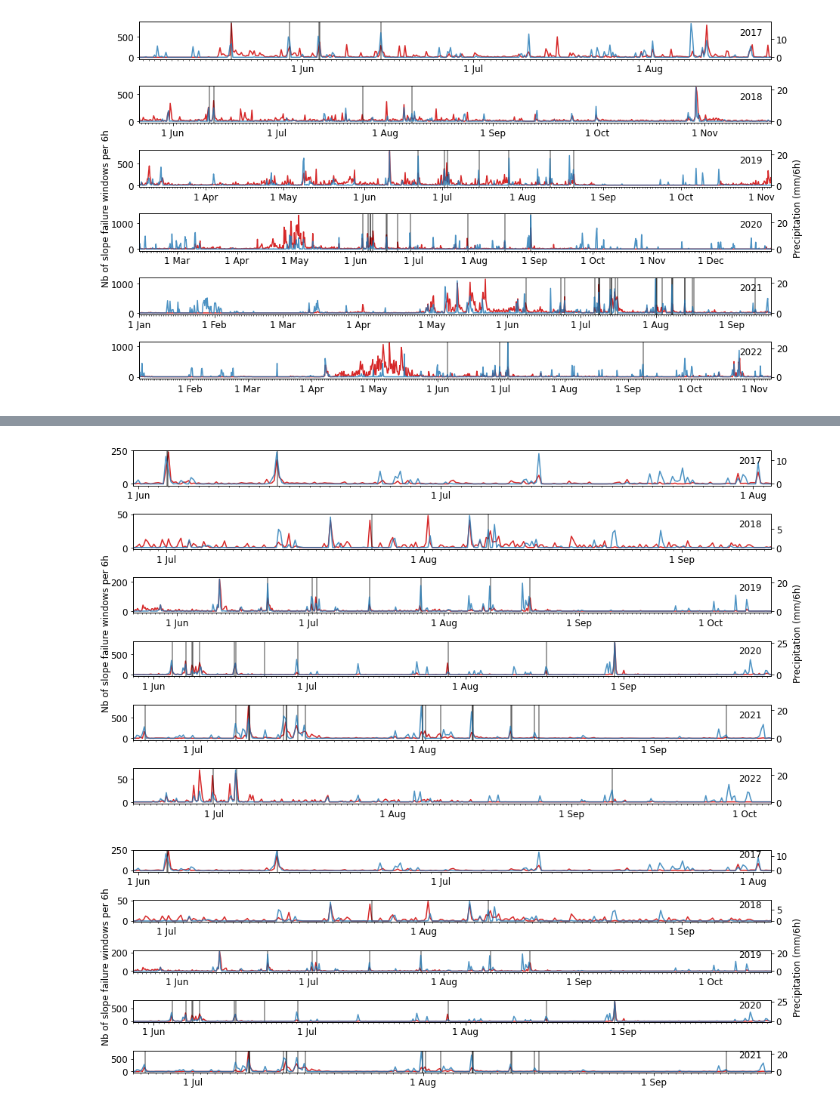
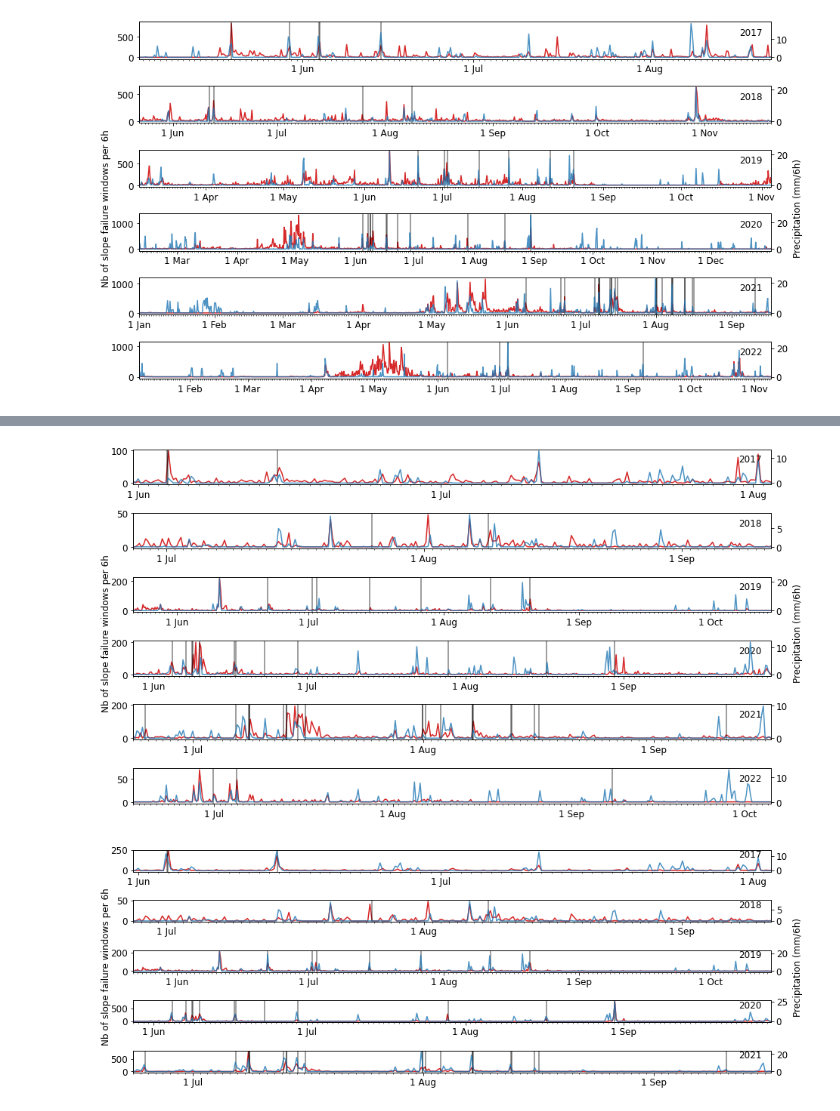
Before and after one commit to koepflma/Illgraben, a Jupyter notebook: code/plot_detections.ipynb, the cells around one changed output, grey strips where cells are left out. Cells and saved outputs as stored; diff of their text form; code cells hidden in the pictures.

```diff
--- a/code/plot_detections.ipynb
+++ b/code/plot_detections.ipynb
@@ -645,0 +667,19 @@ fig.tight_layout()
+# %%
+# def mask_debrisflow(class_res, ns_dat, ts, te):
+    # Mask debris flow events (3h before start and 1h after end)
+
+class_mask = class_res.copy()
+
+ns_mask = (ns_dat['datetime'] > class_res['datetimes'][0]) & (ns_dat['datetime'] <= class_res['datetimes'][len(class_res)-1])
+ns_dat_per = ns_dat[ns_mask].copy()
+ns_dat_mask = ns_dat_per.copy()
+
+for i in range(len(ts)):
+    tds = obspy.UTCDateTime(ts[i]).datetime
+    tde = obspy.UTCDateTime(te[i]).datetime
+    dec_mask = (class_res['datetimes'] > tds - timedelta(seconds=3*3600)) & (class_res['datetimes'] <= tde+ timedelta(seconds=1*3600))
+    class_mask.loc[class_mask[dec_mask].index, 'classes'] = 0
+    ns_mask = (ns_dat['datetime'] > tds - timedelta(seconds=3*3600)) & (ns_dat['datetime'] <= tde+ timedelta(seconds=1*3600))
+    ns_dat_mask.loc[ns_dat_per[ns_mask].index, '267'] = 0
+
+#     return(class_mask, ns_dat_per, ns_dat_mask)
@@ -650,7 +773,10 @@ fig.tight_layout()
 years = [2017, 2018, 2019, 2020, 2021, 2022]
 axs = [ax1,ax2, ax3, ax4, ax5, ax6]
 file_ending = 'test_v4_bigsf_clf2'
-plot_ending = 'v4_bigsf_clf2'
+plot_ending = 'v4_bigsf_clf2_new'
+
+masked = 'yes'
+
 path_to_raw_data = '/data/wsd03/data_manuela/Illgraben/miniseed/'
 
 time_list = []
@@ -665,9 +791,15 @@ for i, (ax, year) in enumerate(zip(axs, years)):
     df_polar, df_polar_mask, ns_polar, ns_polar_mask = mask_polar(class_res, class_mask, ns_dat, ns_dat_per, ns_dat_mask)
     group_all_DF, group_all, group_all5_DF, group_all5 = some_processing(class_res, class_mask, ns_dat_per, ns_dat_mask)
 
-    ax.plot(group_all5_DF['classes'], marker=None, linestyle='-', alpha=1, color='C3', label='Slope failures')
-    ax0 = ax.twinx()
-    ax0.plot(group_all5_DF['267'], marker=None, linestyle='-', color='C0', alpha=0.8, label='Precipitation')
+    if masked == 'no':
+        ax.plot(group_all5_DF['classes'], marker=None, linestyle='-', alpha=1, color='C3', label='Slope failures')
+        ax0 = ax.twinx()
+        ax0.plot(group_all5_DF['267'], marker=None, linestyle='-', color='C0', alpha=0.8, label='Precipitation')
+
+    if masked == 'yes':
+        ax.plot(group_all5['classes'], marker=None, linestyle='-', alpha=1, color='C3', label='Slope failures')
+        ax0 = ax.twinx()
+        ax0.plot(group_all5['267'], marker=None, linestyle='-', color='C0', alpha=0.8, label='Precipitation')
 
     for ts_i in ts:
         ax.axvline(datetime.strptime(ts_i,"%Y-%m-%dT%H:%M:%S"), color='k', alpha=0.5)
@@ -675,35 +807,35 @@ for i, (ax, year) in enumerate(zip(axs, years)):
     stime = group_all5_DF.index[0]
     etime = group_all5_DF.index[-1]
     ax.set_xlim(stime,etime)
     time_list.append([stime, stime.strftime('%m-%d'), etime, etime.strftime('%m-%d')]) # start and end Month and Day to list
 
     h_int = 24*7
     mdates.DayLocator(bymonthday=(1))
     daterange = pd.date_range(stime, etime, freq=str(h_int)+'h', normalize=True)
 
     myFmt = mdates.DateFormatter('%-d %b')
     months = mdates.MonthLocator()
     days = mdates.DayLocator(bymonthday=(1))
     dayss = mdates.DayLocator()
 
     ax.xaxis.set_major_formatter(myFmt)
     ax.xaxis.set_major_locator(days)
     ax.xaxis.set_minor_locator(dayss)
 
 #for ax in axs:
 #    ax.set_xlim(df_time['s_UTC'].loc[df_time['s_date'] == min(df_time['s_date'])],
 #                df_time['e_UTC'].loc[df_time['s_date'] == max(df_time['e_date'])])
 
     xlim = ax.get_xlim()
     ylim = ax.get_ylim()
     ax.text(xlim[0] + 0.95*(xlim[1] - xlim[0]), ylim[1] - 0.36*(ylim[1] - ylim[0]), f'{year}')
 
 fig.text(0.001, 0.5, 'Nb of slope failure windows per 6h', va='center', rotation='vertical')
 fig.text(0.994, 0.5, 'Precipitation (mm/6h)', va='center', rotation='vertical')
 fig.tight_layout()
-#plt.savefig(f'../plot/{plot_ending}.png',bbox_inches='tight', dpi=300)
+plt.savefig(f'../plot/{plot_ending}_masked_{masked}.png',bbox_inches='tight', dpi=300)
 # %% [output]
-[figure, old version]
+[figure, new version]
 # %%
 fig, (ax1,ax2, ax3, ax4, ax5) = plt.subplots(5,1,figsize=(6.4*2, 4.8))
 fig.tight_layout()
```
Also changed, not shown: parts of 7 cells of this notebook, 11 other files.
